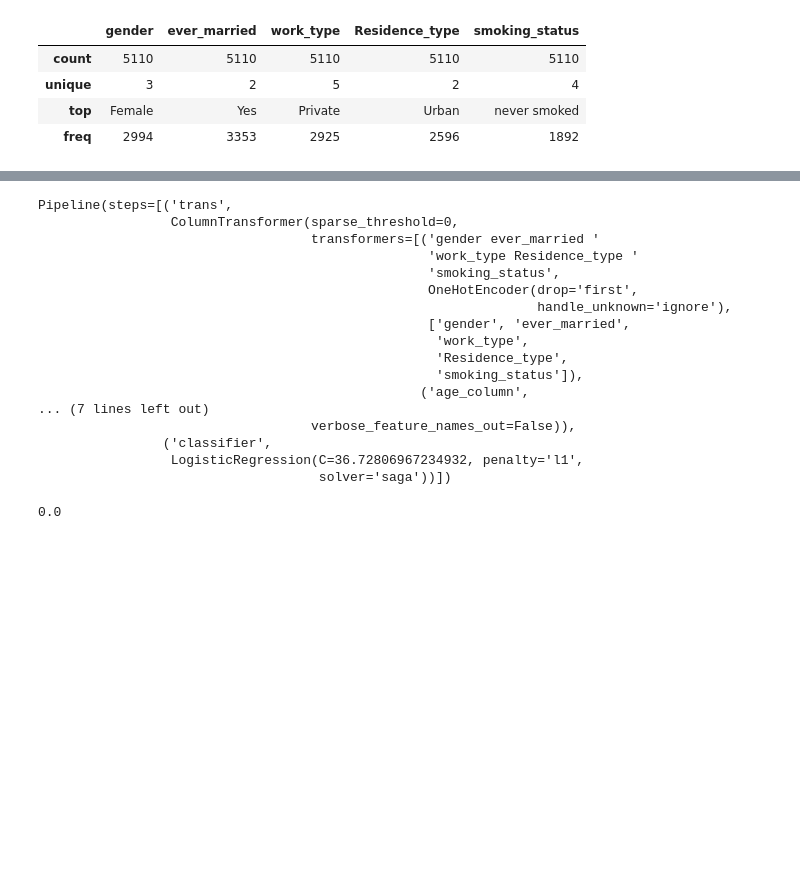
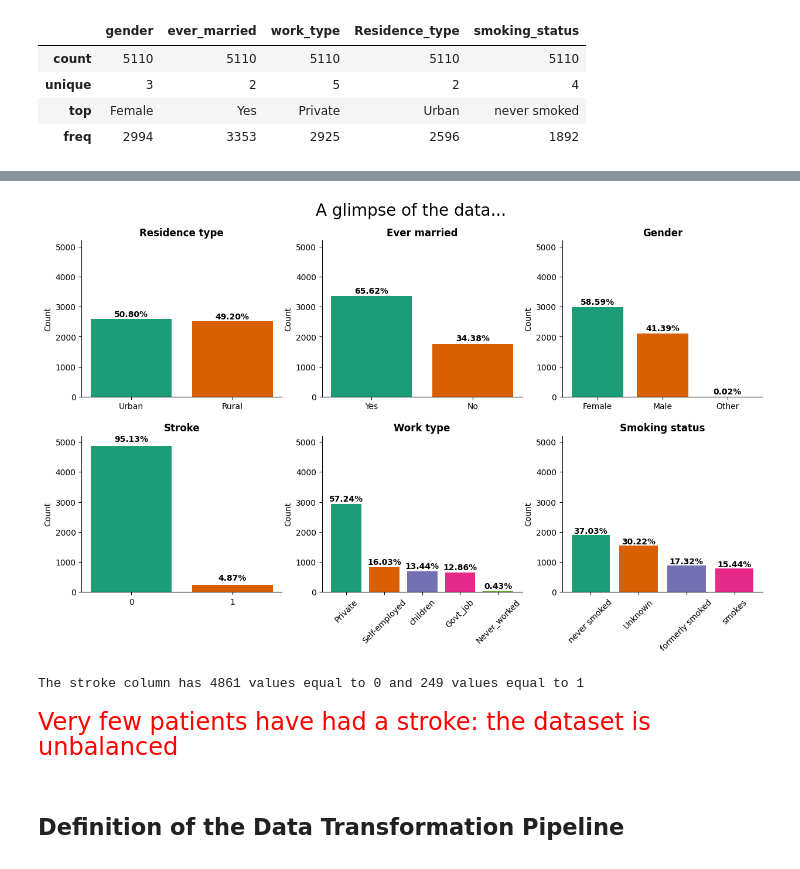
Before and after one commit to Laura1385/ml_stroke, a Jupyter notebook: main.ipynb, the cells around one changed output, grey strips where cells are left out. Saved outputs shown, nothing was run; the diff lists cells and outputs as text; code cells hidden in the pictures; blank space fills up the shorter version.

```diff
--- a/main.ipynb
+++ b/main.ipynb
@@ -512,24 +208,27 @@ RandomizedSearchCV(cv=RepeatedStratifiedKFold(n_repeats=3, n_splits=5, random_st
-# %%
-rs_best.best_estimator_
-# %% [output]
-Pipeline(steps=[('trans',
-                 ColumnTransformer(sparse_threshold=0,
-                                   transformers=[('gender ever_married '
-                                                  'work_type Residence_type '
-                                                  'smoking_status',
-                                                  OneHotEncoder(drop='first',
-                                                                handle_unknown='ignore'),
-                                                  ['gender', 'ever_married',
-                                                   'work_type',
-                                                   'Residence_type',
-                                                   'smoking_status']),
-                                                 ('age_column',
-... (7 lines left out)
-                                   verbose_feature_names_out=False)),
-                ('classifier',
-                 LogisticRegression(C=36.72806967234932, penalty='l1',
-                                    solver='saga'))])
-# %%
-f1_score(y_test, rs_best.best_estimator_.predict(X_test))
-# %% [output]
-0.0
+# %%
+#graphics
+fig, ((ax1, ax2, ax3), (ax4, ax5, ax6)) = plt.subplots(2, 3, figsize=(15, 5))
+ut.bar_graphics (df_stroke,'Residence_type','Residence type', ax=ax1, y_max=5200)
+ut.bar_graphics (df_stroke,'ever_married','Ever married', ax=ax2, y_max=5200)
+ut.bar_graphics (df_stroke, 'gender', 'Gender', ax=ax3,y_max=5200)
+ut.bar_graphics (df_stroke,'stroke', 'Stroke', ax=ax4, y_max=5200)
+ut.bar_graphics (df_stroke,'work_type', 'Work type', 45, ax=ax5, y_max=5200)
+ut.bar_graphics (df_stroke,'smoking_status', 'Smoking status',45, ax=ax6, y_max=5200)
+fig.suptitle("A glimpse of the data...", fontsize=20, y=0.93)
+fig.subplots_adjust(top=0.80, bottom=-0.4)
+fig.subplots_adjust(hspace = 0.25)
+# %% [output]
+[figure, added]
+# %%
+#stoke's coloumn value
+counts = df_stroke['stroke'].value_counts()
+num_zeros = counts[0]
+num_one = counts[1]
+print(f'The stroke column has {num_zeros} values equal to 0 and {num_one} values equal to 1')
+# %% [output]
+The stroke column has 4861 values equal to 0 and 249 values equal to 1
+# %% [markdown]
+<font size="5" color=red> Very few patients have had a stroke: the dataset is unbalanced </font>
+# %% [markdown]
+<a id = '2.3'></a>
+<h1 style="font-size: 150%;">Definition of the Data Transformation Pipeline </h1>
```
Also changed, not shown: parts of 107 cells of this notebook, 4 other files.
